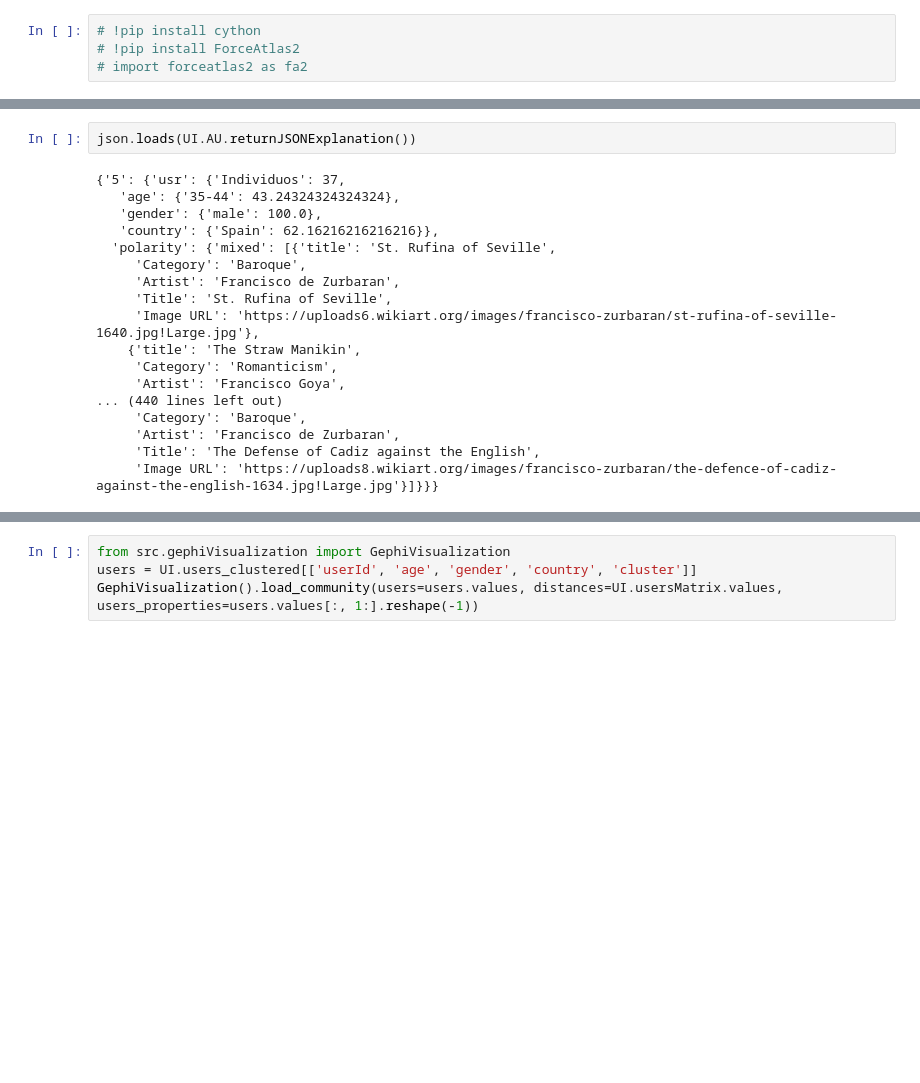
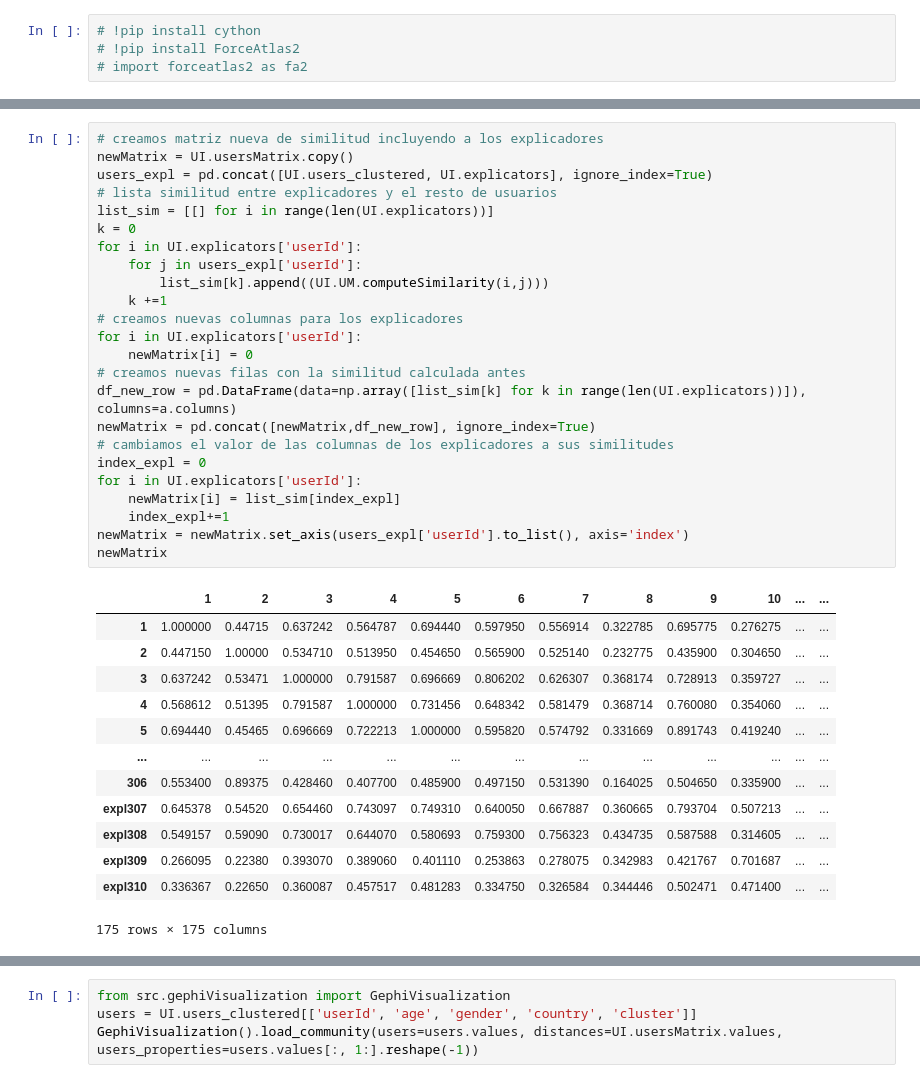
Before and after one commit to AlbertoGarciaDomenech/Comunidades-en-museos, a Jupyter notebook: InterfazUnificada.ipynb, the cells around one changed output, grey strips where cells are left out. Drawn from its saved outputs; the diff is of its cells as text; blank space fills up the shorter version.

Commit message:
create new sim matrix with expl

```diff
--- a/InterfazUnificada.ipynb
+++ b/InterfazUnificada.ipynb
@@ -585,23 +585,41 @@ UI = UserInterface()
 UI.display_widgets()
 # %% [output]
 [interactive output not drawn]
-# %%
-json.loads(UI.AU.returnJSONExplanation())
-# %% [output]
-{'5': {'usr': {'Individuos': 37,
-   'age': {'35-44': 43.24324324324324},
-   'gender': {'male': 100.0},
-   'country': {'Spain': 62.16216216216216}},
-  'polarity': {'mixed': [{'title': 'St. Rufina of Seville',
-     'Category': 'Baroque',
-     'Artist': 'Francisco de Zurbaran',
-     'Title': 'St. Rufina of Seville',
-     'Image URL': 'https://uploads6.wikiart.org/images/francisco-zurbaran/st-rufina-of-seville-1640.jpg!Large.jpg'},
-    {'title': 'The Straw Manikin',
-     'Category': 'Romanticism',
-     'Artist': 'Francisco Goya',
-... (440 lines left out)
-     'Category': 'Baroque',
-     'Artist': 'Francisco de Zurbaran',
-     'Title': 'The Defense of Cadiz against the English',
-     'Image URL': 'https://uploads8.wikiart.org/images/francisco-zurbaran/the-defence-of-cadiz-against-the-english-1634.jpg!Large.jpg'}]}}}
+# %%
+# creamos matriz nueva de similitud incluyendo a los explicadores
+newMatrix = UI.usersMatrix.copy()
+users_expl = pd.concat([UI.users_clustered, UI.explicators], ignore_index=True)
+# lista similitud entre explicadores y el resto de usuarios
+list_sim = [[] for i in range(len(UI.explicators))]
+k = 0
+for i in UI.explicators['userId']:
+    for j in users_expl['userId']:
+        list_sim[k].append((UI.UM.computeSimilarity(i,j)))
+    k +=1
+# creamos nuevas columnas para los explicadores
+for i in UI.explicators['userId']:
+    newMatrix[i] = 0
+# creamos nuevas filas con la similitud calculada antes
+df_new_row = pd.DataFrame(data=np.array([list_sim[k] for k in range(len(UI.explicators))]), columns=a.columns)
+newMatrix = pd.concat([newMatrix,df_new_row], ignore_index=True)
+# cambiamos el valor de las columnas de los explicadores a sus similitudes
+index_expl = 0
+for i in UI.explicators['userId']:
+    newMatrix[i] = list_sim[index_expl]
+    index_expl+=1
+newMatrix = newMatrix.set_axis(users_expl['userId'].to_list(), axis='index')
+newMatrix
+# %% [output]
+|  | 1 | 2 | 3 | 4 | 5 | 6 | 7 | 8 | 9 | 10 | ... | ... |
+| 1 | 1.000000 | 0.44715 | 0.637242 | 0.564787 | 0.694440 | 0.597950 | 0.556914 | 0.322785 | 0.695775 | 0.276275 | ... | ... |
+| 2 | 0.447150 | 1.00000 | 0.534710 | 0.513950 | 0.454650 | 0.565900 | 0.525140 | 0.232775 | 0.435900 | 0.304650 | ... | ... |
+| 3 | 0.637242 | 0.53471 | 1.000000 | 0.791587 | 0.696669 | 0.806202 | 0.626307 | 0.368174 | 0.728913 | 0.359727 | ... | ... |
+| 4 | 0.568612 | 0.51395 | 0.791587 | 1.000000 | 0.731456 | 0.648342 | 0.581479 | 0.368714 | 0.760080 | 0.354060 | ... | ... |
+| 5 | 0.694440 | 0.45465 | 0.696669 | 0.722213 | 1.000000 | 0.595820 | 0.574792 | 0.331669 | 0.891743 | 0.419240 | ... | ... |
+| ... | ... | ... | ... | ... | ... | ... | ... | ... | ... | ... | ... | ... |
+| 306 | 0.553400 | 0.89375 | 0.428460 | 0.407700 | 0.485900 | 0.497150 | 0.531390 | 0.164025 | 0.504650 | 0.335900 | ... | ... |
+| expl307 | 0.645378 | 0.54520 | 0.654460 | 0.743097 | 0.749310 | 0.640050 | 0.667887 | 0.360665 | 0.793704 | 0.507213 | ... | ... |
+| expl308 | 0.549157 | 0.59090 | 0.730017 | 0.644070 | 0.580693 | 0.759300 | 0.756323 | 0.434735 | 0.587588 | 0.314605 | ... | ... |
+| expl309 | 0.266095 | 0.22380 | 0.393070 | 0.389060 | 0.401110 | 0.253863 | 0.278075 | 0.342983 | 0.421767 | 0.701687 | ... | ... |
+| expl310 | 0.336367 | 0.22650 | 0.360087 | 0.457517 | 0.481283 | 0.334750 | 0.326584 | 0.344446 | 0.502471 | 0.471400 | ... | ... |
+175 rows × 175 columns
```
Also changed, not shown: parts of 2 cells of this notebook.
